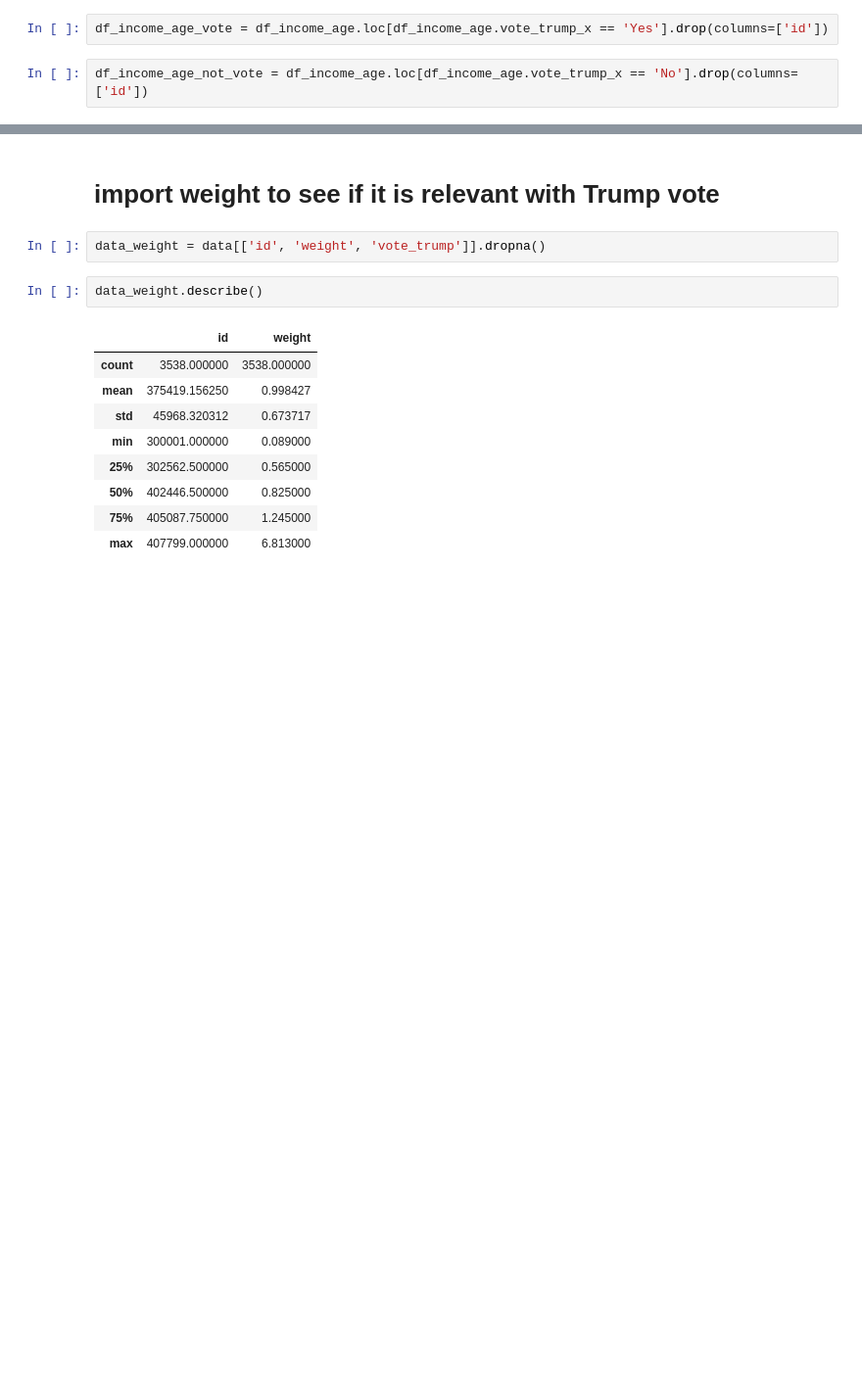
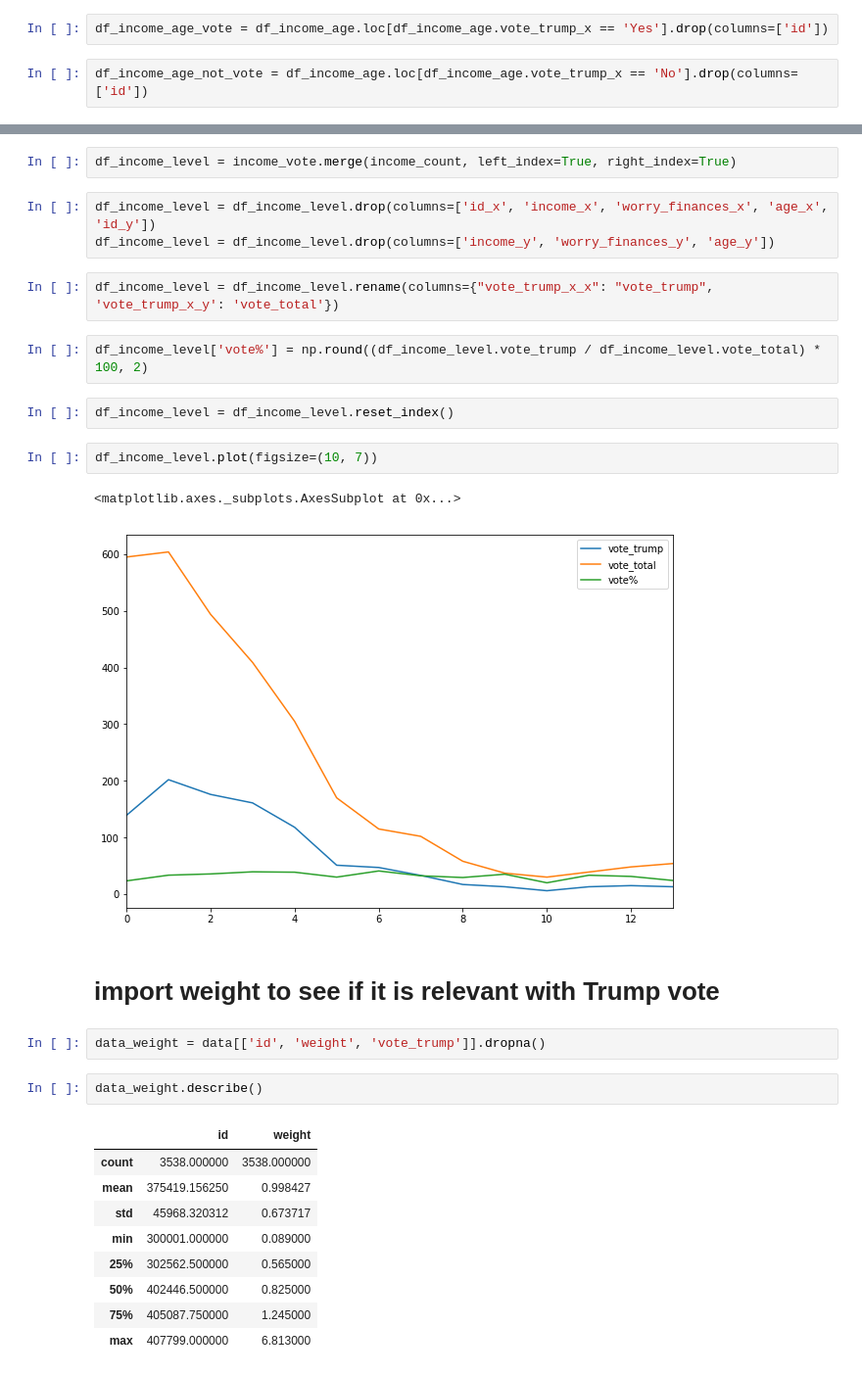
Before and after one commit to wangdianyh/trump-4703, a Jupyter notebook: Trump.ipynb, the cells around one changed output, grey strips where cells are left out. Shown at 98% size. Saved outputs shown, nothing was run; the diff lists cells and outputs as text; blank space fills up the shorter version.

```diff
--- a/Trump.ipynb
+++ b/Trump.ipynb
@@ -129,3 +151,19 @@ sns.lmplot(x='age', y='income', data=df_income_age, fit_reg=False, hue='vote_tru
+# %%
+df_income_level = income_vote.merge(income_count, left_index=True, right_index=True)
+# %%
+df_income_level = df_income_level.drop(columns=['id_x', 'income_x', 'worry_finances_x', 'age_x', 'id_y'])
+df_income_level = df_income_level.drop(columns=['income_y', 'worry_finances_y', 'age_y'])
+# %%
+df_income_level = df_income_level.rename(columns={"vote_trump_x_x": "vote_trump", 'vote_trump_x_y': 'vote_total'})
+# %%
+df_income_level['vote%'] = np.round((df_income_level.vote_trump / df_income_level.vote_total) * 100, 2)
+# %%
+df_income_level = df_income_level.reset_index()
+# %%
+df_income_level.plot(figsize=(10, 7))
+# %% [output]
+<matplotlib.axes._subplots.AxesSubplot at 0x...>
+[figure, added]
 # %% [markdown]
 # import weight to see if it is relevant with Trump vote
 # %%
```
Also changed, not shown: parts of 24 cells of this notebook, 1 other file.
